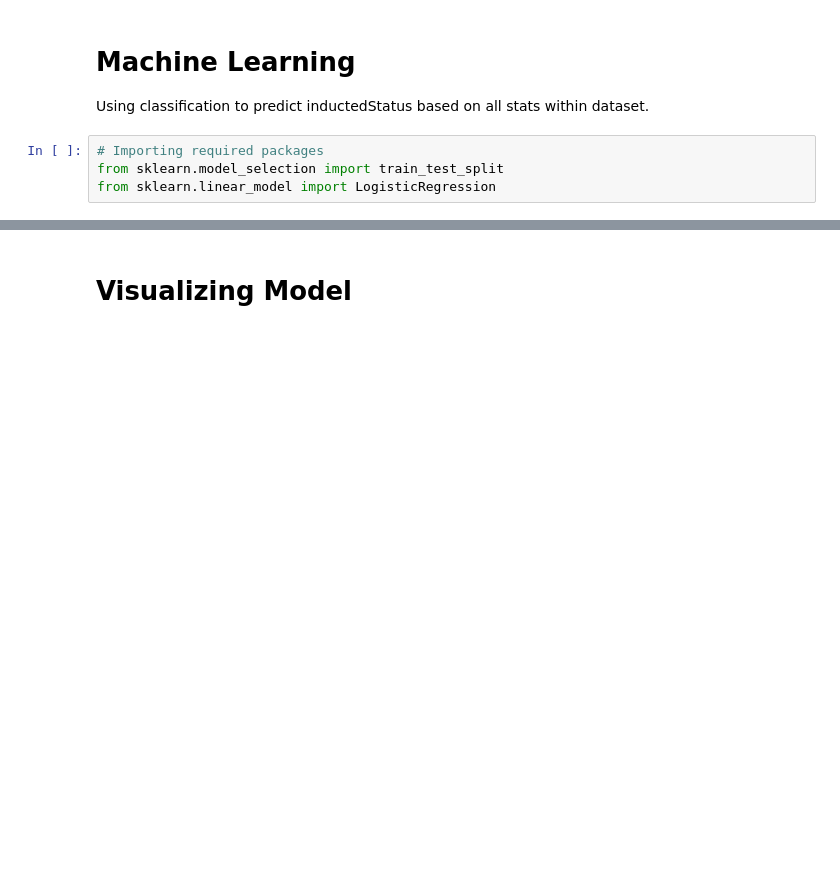
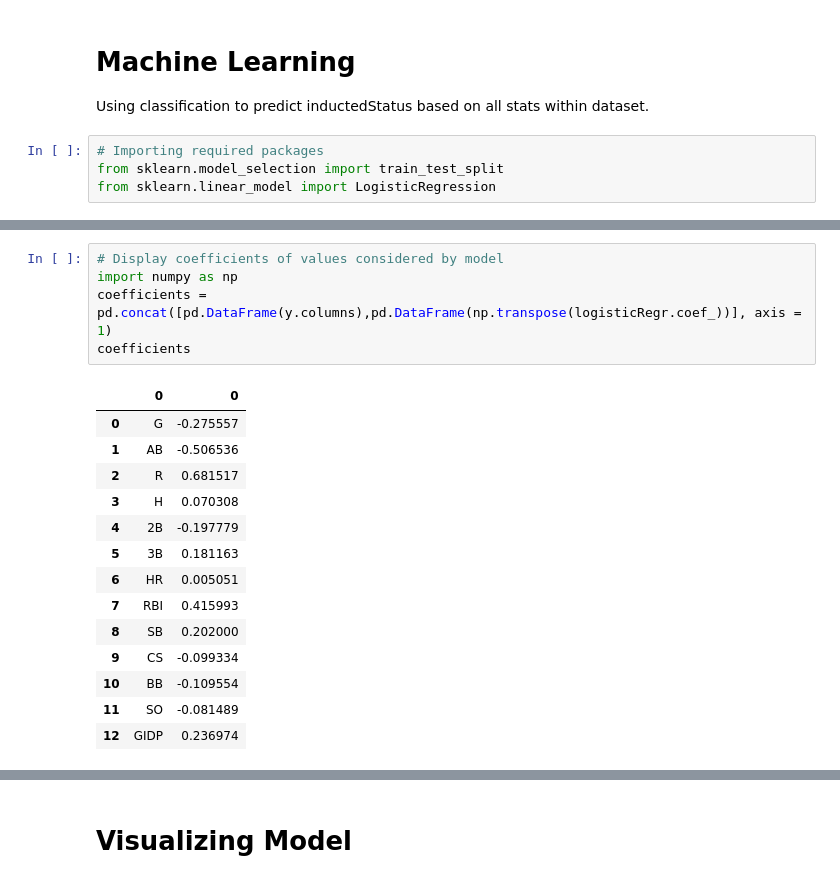
Before and after one commit to sting0312/GoldenGloves, a Jupyter notebook: golden-gloves.ipynb, the cells around one changed output, grey strips where cells are left out. Cells and saved outputs as stored; diff of their text form; blank space fills up the shorter version.

```diff
--- a/golden-gloves.ipynb
+++ b/golden-gloves.ipynb
@@ -177,0 +206,20 @@ print(score)
+# %%
+# Display coefficients of values considered by model
+import numpy as np
+coefficients = pd.concat([pd.DataFrame(y.columns),pd.DataFrame(np.transpose(logisticRegr.coef_))], axis = 1)
+coefficients
+# %% [output]
+|  | 0 | 0 |
+| 0 | G | -0.275557 |
+| 1 | AB | -0.506536 |
+| 2 | R | 0.681517 |
+| 3 | H | 0.070308 |
+| 4 | 2B | -0.197779 |
+| 5 | 3B | 0.181163 |
+| 6 | HR | 0.005051 |
+| 7 | RBI | 0.415993 |
+| 8 | SB | 0.202000 |
+| 9 | CS | -0.099334 |
+| 10 | BB | -0.109554 |
+| 11 | SO | -0.081489 |
+| 12 | GIDP | 0.236974 |
```
Also changed, not shown: parts of 9 cells of this notebook.
